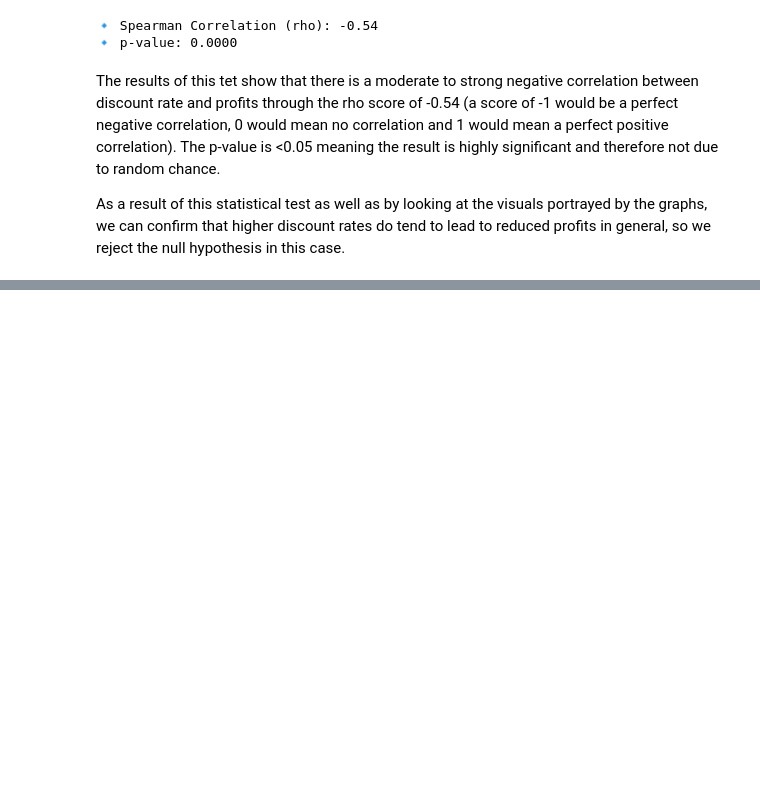
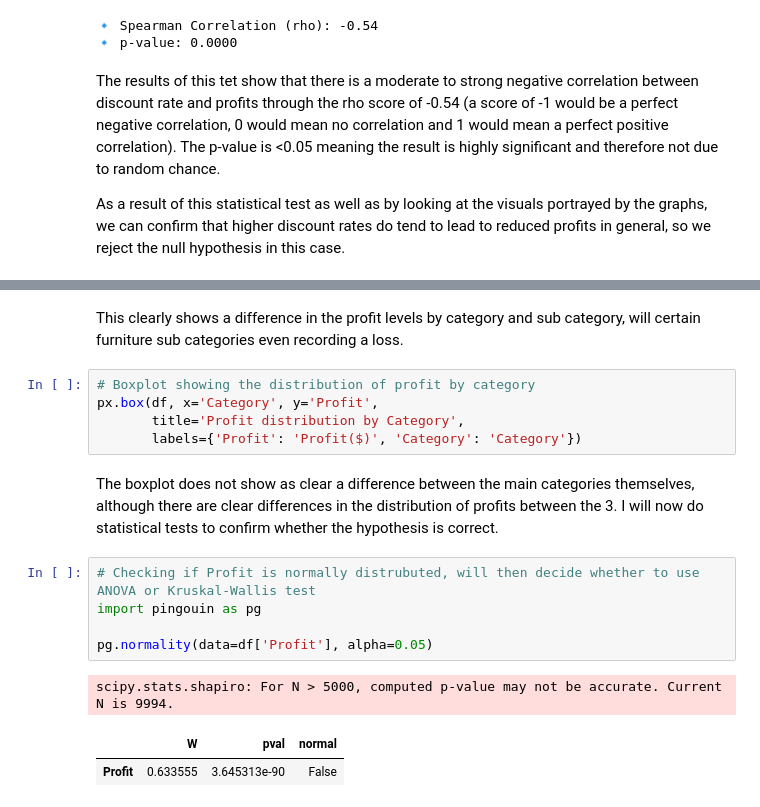
Before and after one commit to conormcdevitt/SuperstoreSales, a Jupyter notebook: jupyter_notebooks/3_DataVisualisation.ipynb, the cells around one changed output, grey strips where cells are left out. Cells and saved outputs as stored; diff of their text form; blank space fills up the shorter version.

```diff
--- a/jupyter_notebooks/3_DataVisualisation.ipynb
+++ b/jupyter_notebooks/3_DataVisualisation.ipynb
@@ -110,0 +123,18 @@ As a result of this statistical test as well as by looking at the visuals portra
+# %% [markdown]
+This clearly shows a difference in the profit levels by category and sub category, will certain furniture sub categories even recording a loss.
+# %%
+# Boxplot showing the distribution of profit by category
+px.box(df, x='Category', y='Profit',
+       title='Profit distribution by Category',
+       labels={'Profit': 'Profit($)', 'Category': 'Category'})
+# %% [markdown]
+The boxplot does not show as clear a difference between the main categories themselves, although there are clear differences in the distribution of profits between the 3. I will now do statistical tests to confirm whether the hypothesis is correct.
+# %%
+# Checking if Profit is normally distrubuted, will then decide whether to use ANOVA or Kruskal-Wallis test
+import pingouin as pg
+
+pg.normality(data=df['Profit'], alpha=0.05)
+# %% [output]
+scipy.stats.shapiro: For N > 5000, computed p-value may not be accurate. Current N is 9994.
+|  | W | pval | normal |
+| Profit | 0.633555 | 3.645313e-90 | False |
```
Also changed, not shown: parts of 10 cells of this notebook, 2 other files.
